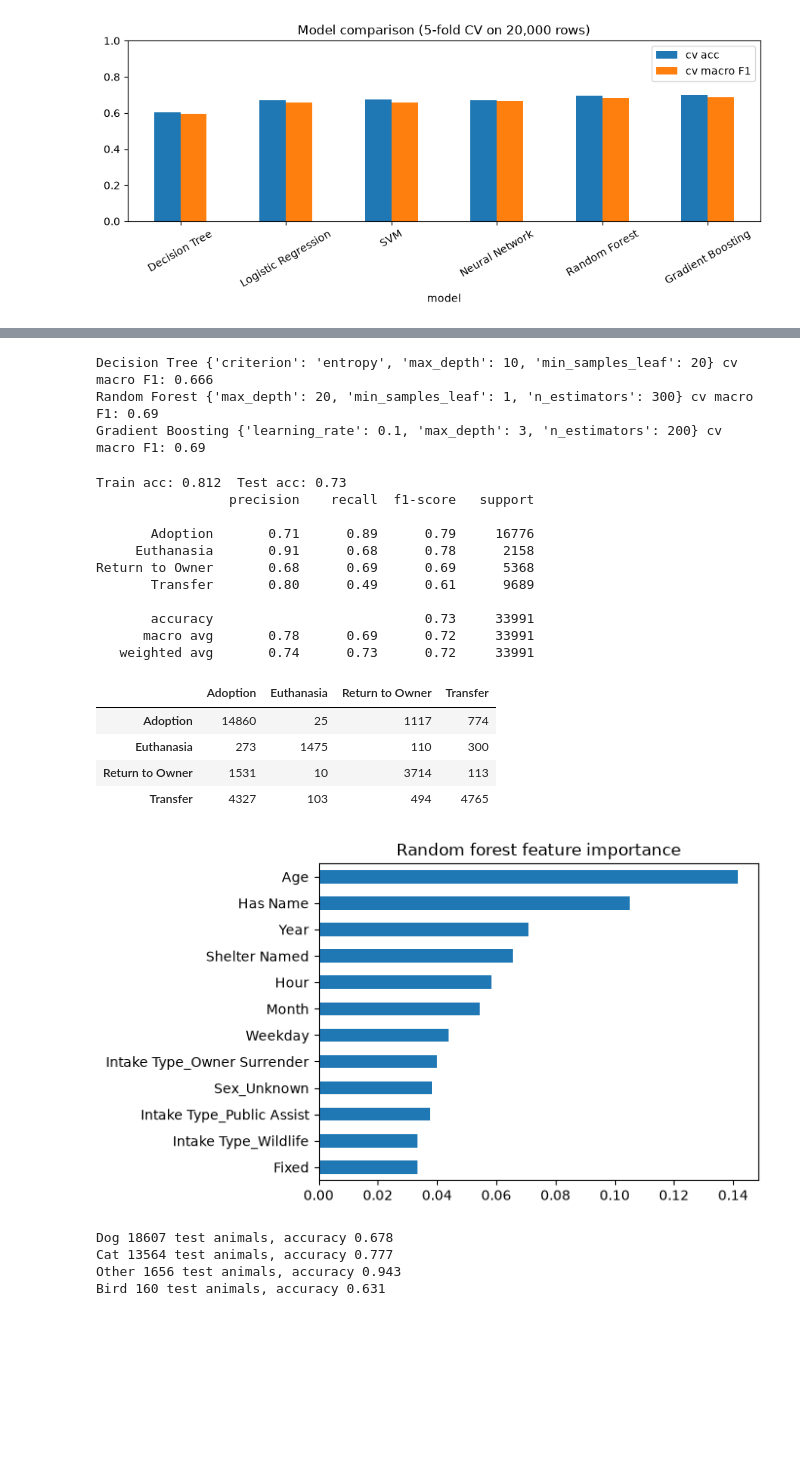
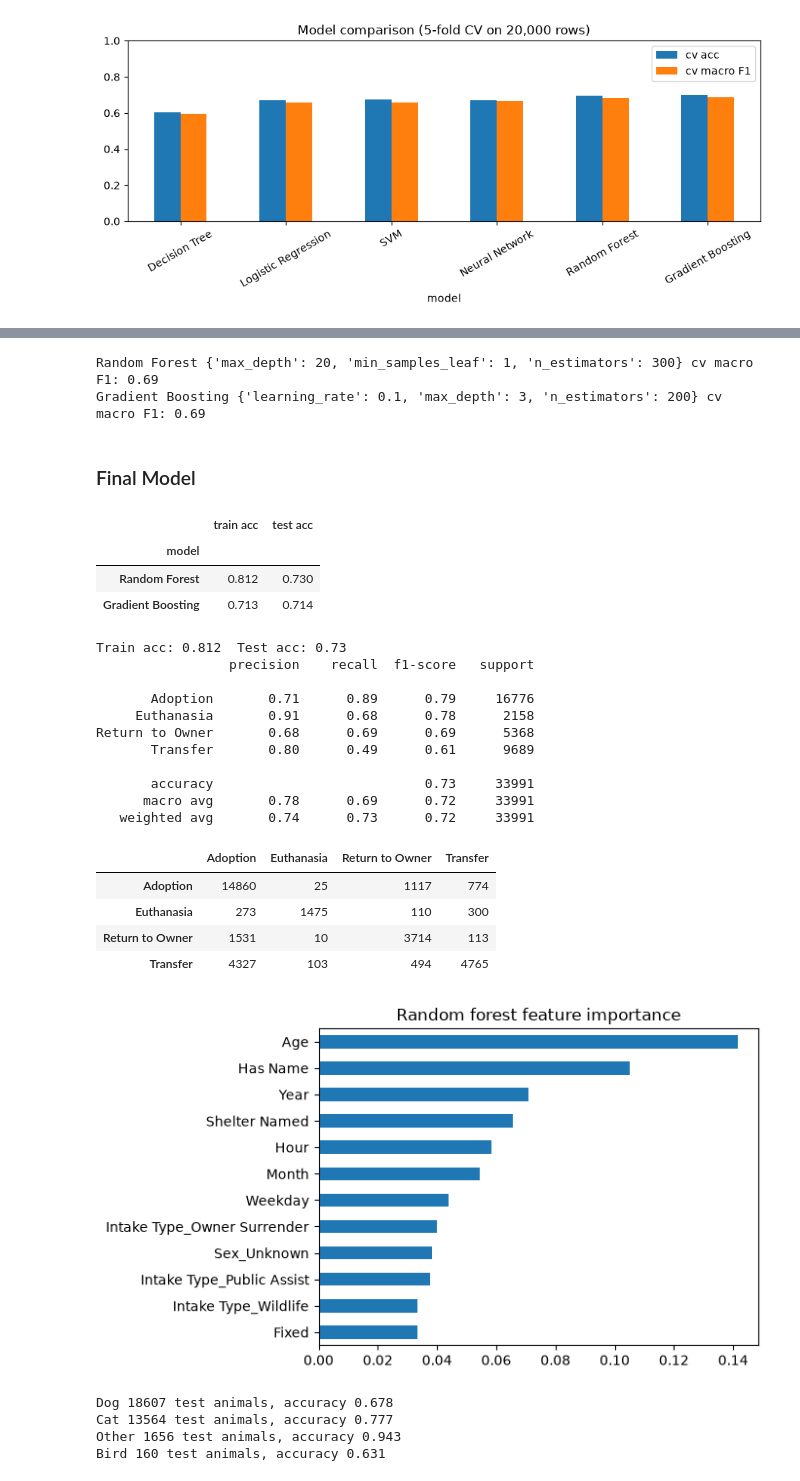
Before and after one commit to JonahBlackmon/machine_learning_final, a Jupyter notebook: project.ipynb, the cells around one changed output, grey strips where cells are left out. Cells and saved outputs as stored; diff of their text form; code cells hidden in the pictures; blank space fills up the shorter version.

```diff
--- a/project.ipynb
+++ b/project.ipynb
@@ -306,40 +346,49 @@ plt.legend(); plt.tight_layout(); plt.show()
 # %%
-dt_grid = GridSearchCV(DecisionTreeClassifier(random_state=0),
-    {"max_depth": [5, 10, 15, 20, None], "min_samples_leaf": [1, 5, 20, 50], "criterion": ["gini", "entropy"]},
-    cv=5, scoring="f1_macro", n_jobs=-1).fit(X_small, y_small)
-
 rf_grid = GridSearchCV(RandomForestClassifier(random_state=0),
-    {"n_estimators": [100, 300], "max_depth": [10, 20, None], "min_samples_leaf": [1, 5]},
+    {"n_estimators": [100, 300], "max_depth": [10, 20, 30, None], "min_samples_leaf": [1, 5]},
     cv=5, scoring="f1_macro", n_jobs=-1).fit(X_small, y_small)
 
 gb_grid = GridSearchCV(GradientBoostingClassifier(random_state=0),
     {"n_estimators": [100, 200], "learning_rate": [0.05, 0.1], "max_depth": [3, 5]},
     cv=3, scoring="f1_macro", n_jobs=-1).fit(X_small, y_small)
 
-for name, grid in [("Decision Tree", dt_grid), ("Random Forest", rf_grid), ("Gradient Boosting", gb_grid)]:
+for name, grid in [("Random Forest", rf_grid), ("Gradient Boosting", gb_grid)]:
     print(name, grid.best_params_, "cv macro F1:", round(grid.best_score_, 3))
 # %% [output]
-Decision Tree {'criterion': 'entropy', 'max_depth': 10, 'min_samples_leaf': 20} cv macro F1: 0.666
 Random Forest {'max_depth': 20, 'min_samples_leaf': 1, 'n_estimators': 300} cv macro F1: 0.69
 Gradient Boosting {'learning_rate': 0.1, 'max_depth': 3, 'n_estimators': 200} cv macro F1: 0.69
+# %% [markdown]
+### Final Model
 # %%
-final = RandomForestClassifier(random_state=0, n_jobs=-1, **rf_grid.best_params_).fit(X_train, y_train)
+tuned = {"Random Forest": RandomForestClassifier(random_state=0, n_jobs=-1, **rf_grid.best_params_),
+         "Gradient Boosting": GradientBoostingClassifier(random_state=0, **gb_grid.best_params_)}
+rows = []
+for name, model in tuned.items():
+    model.fit(X_train, y_train)
+    rows.append({"model": name, "train acc": model.score(X_train, y_train), "test acc": model.score(X_test, y_test)})
+display(pd.DataFrame(rows).set_index("model").round(3))
+
+final = tuned["Random Forest"]
 pred = final.predict(X_test)
 
 print("Train acc:", round(final.score(X_train, y_train), 3), " Test acc:", round(final.score(X_test, y_test), 3))
 print(classification_report(y_test, pred))
 display(pd.DataFrame(confusion_matrix(y_test, pred, labels=final.classes_),
                      index=final.classes_, columns=final.classes_))
 
 pd.Series(final.feature_importances_, index=X.columns).sort_values().tail(12).plot.barh(
     title="Random forest feature importance", figsize=(7, 4))
 plt.tight_layout(); plt.show()
 
 animal_type = df.loc[X_test.index, "Animal Type"]
 for a in ["Dog", "Cat", "Other", "Bird"]:
     mask = (animal_type == a).values
     print(a, mask.sum(), "test animals, accuracy", round((pred[mask] == y_test[mask]).mean(), 3))
 # %% [output]
+|  | train acc | test acc |
+| model |  |  |
+| Random Forest | 0.812 | 0.730 |
+| Gradient Boosting | 0.713 | 0.714 |
 Train acc: 0.812  Test acc: 0.73
                  precision    recall  f1-score   support
 
@@ -351,11 +400,11 @@ Return to Owner       0.68      0.69      0.69      5368
        accuracy                           0.73     33991
       macro avg       0.78      0.69      0.72     33991
    weighted avg       0.74      0.73      0.72     33991
-|  | Adoption | Euthanasia | Return to Owner | Transfer |
-| Adoption | 14860 | 25 | 1117 | 774 |
-| Euthanasia | 273 | 1475 | 110 | 300 |
-| Return to Owner | 1531 | 10 | 3714 | 113 |
-| Transfer | 4327 | 103 | 494 | 4765 |
+|  | Adoption | Euthanasia | Return to Owner | Transfer |
+| Adoption | 14860 | 25 | 1117 | 774 |
+| Euthanasia | 273 | 1475 | 110 | 300 |
+| Return to Owner | 1531 | 10 | 3714 | 113 |
+| Transfer | 4327 | 103 | 494 | 4765 |
 [figure]
 Dog 18607 test animals, accuracy 0.678
 Cat 13564 test animals, accuracy 0.777
```
Also changed, not shown: parts of 6 cells of this notebook.
